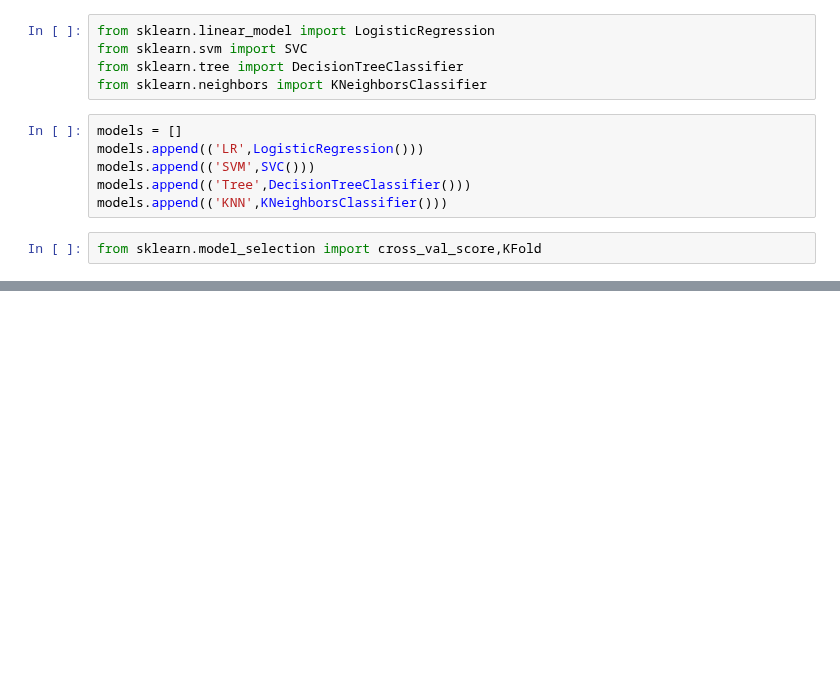
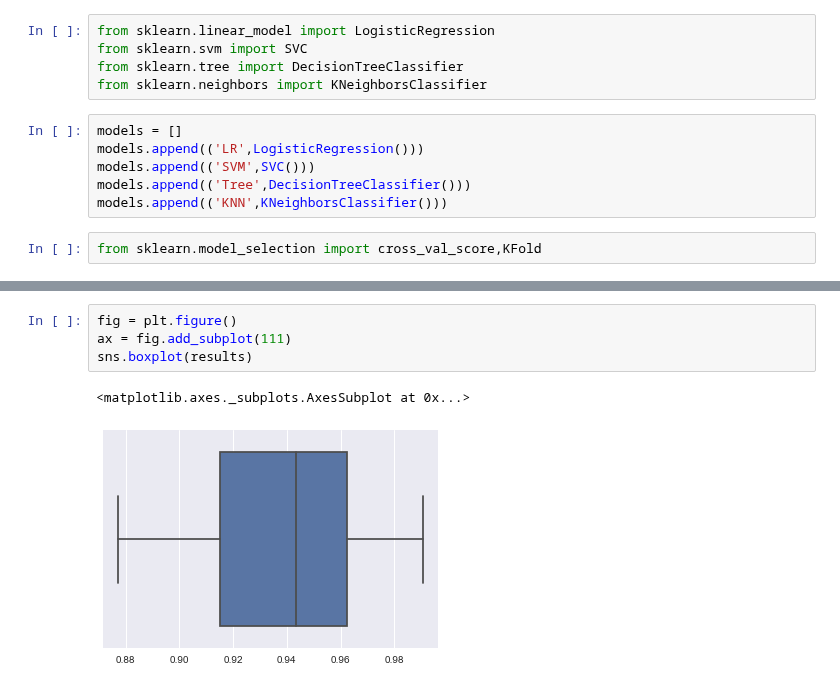
Before and after one commit to Lakshhmi/Code-Practice, a Jupyter notebook: 911 calls.ipynb, the cells around one changed output, grey strips where cells are left out. Drawn from its saved outputs; the diff is of its cells as text; blank space fills up the shorter version.

```diff
--- a/911 calls.ipynb
+++ b/911 calls.ipynb
@@ -128,0 +141,7 @@ KNN : 0.956577
+# %%
+fig = plt.figure()
+ax = fig.add_subplot(111)
+sns.boxplot(results)
+# %% [output]
+<matplotlib.axes._subplots.AxesSubplot at 0x...>
+[figure, added]
```
Also changed, not shown: parts of 4 cells of this notebook.
